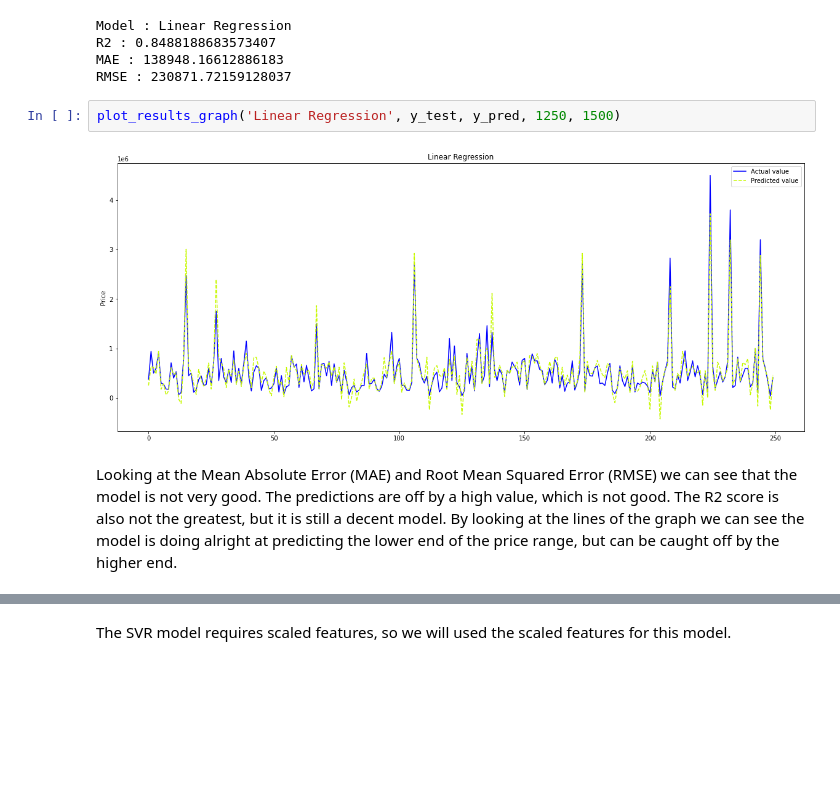
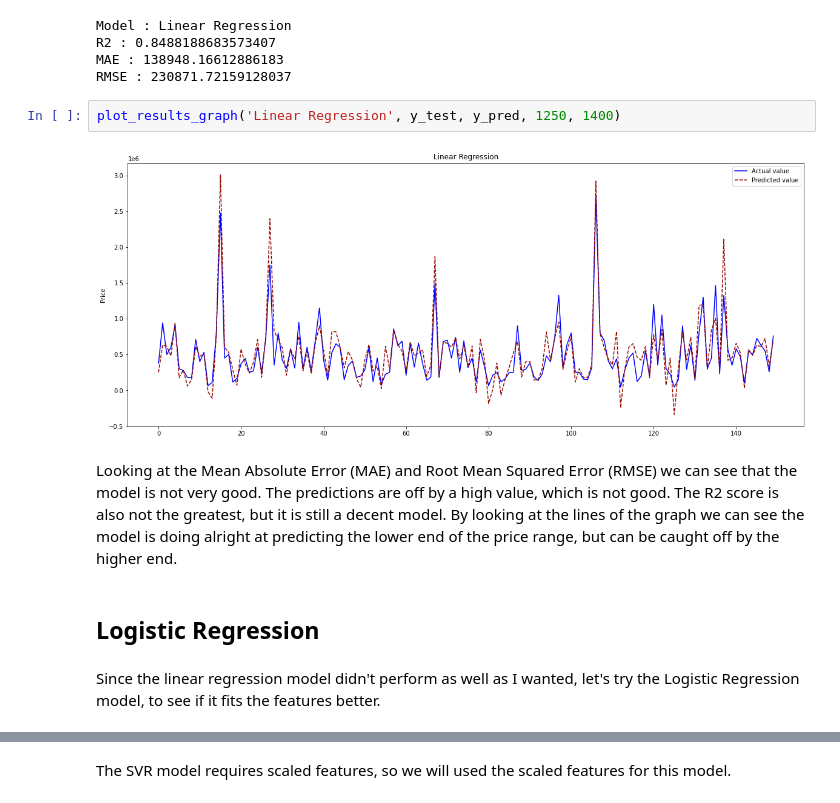
Before and after one commit to mnbuhl/used-car-price, a Jupyter notebook: selling_price/model_selection.ipynb, the cells around one changed output, grey strips where cells are left out. Saved outputs shown, nothing was run; the diff lists cells and outputs as text; blank space fills up the shorter version.

Commit message:
Logistic Regression model

```diff
--- a/selling_price/model_selection.ipynb
+++ b/selling_price/model_selection.ipynb
@@ -128,8 +128,12 @@ R2 : 0.8488188683573407
 MAE : 138948.16612886183
 RMSE : 230871.72159128037
 # %%
-plot_results_graph('Linear Regression', y_test, y_pred, 1250, 1500)
+plot_results_graph('Linear Regression', y_test, y_pred, 1250, 1400)
 # %% [output]
-[figure, old version]
+[figure, new version]
 # %% [markdown]
 Looking at the Mean Absolute Error (MAE) and Root Mean Squared Error (RMSE) we can see that the model is not very good. The predictions are off by a high value, which is not good. The R2 score is also not the greatest, but it is still a decent model. By looking at the lines of the graph we can see the model is doing alright at predicting the lower end of the price range, but can be caught off by the higher end.
+# %% [markdown]
+## Logistic Regression
+# %% [markdown]
+Since the linear regression model didn't perform as well as I wanted, let's try the Logistic Regression model, to see if it fits the features better.
```
Also changed, not shown: parts of 20 cells of this notebook.
